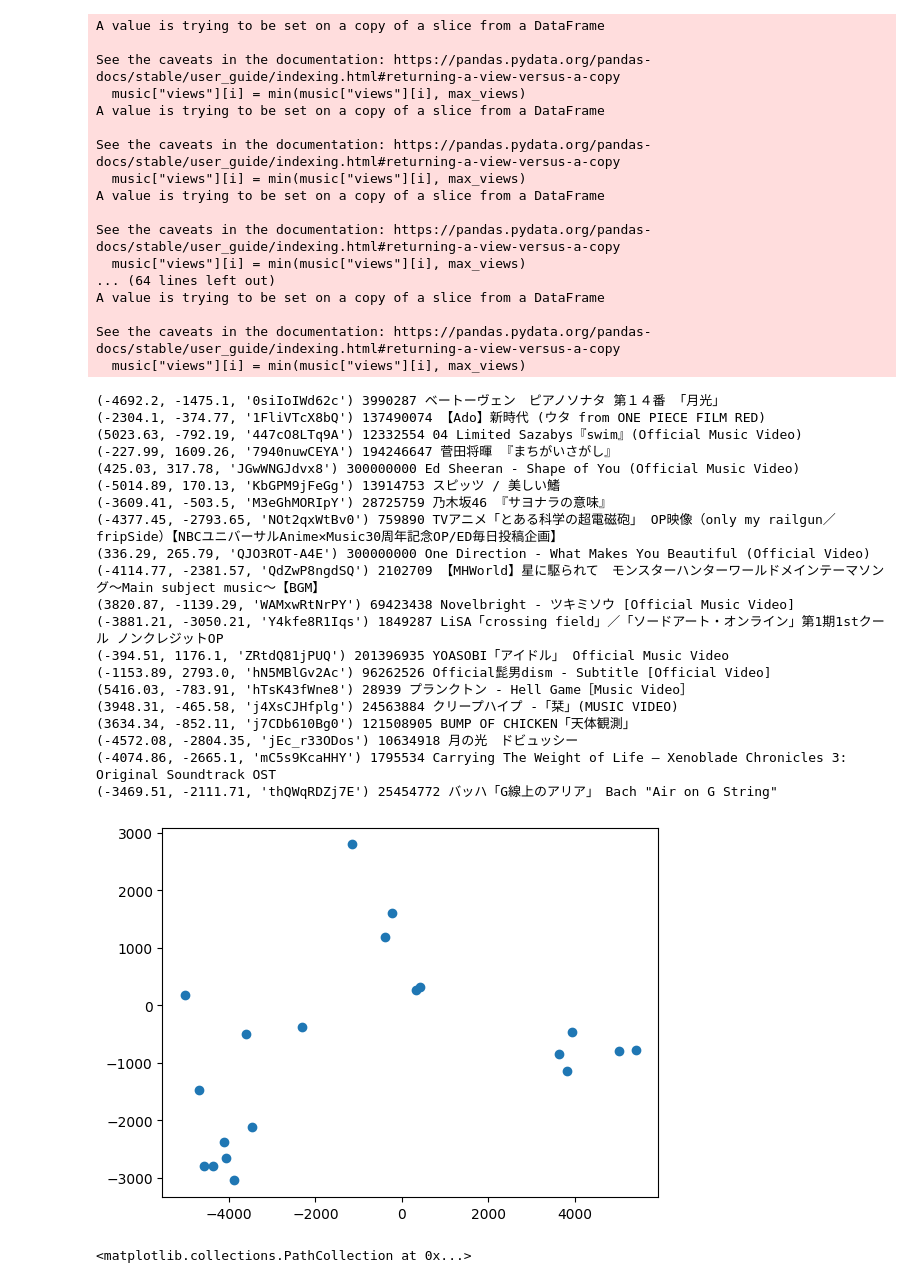
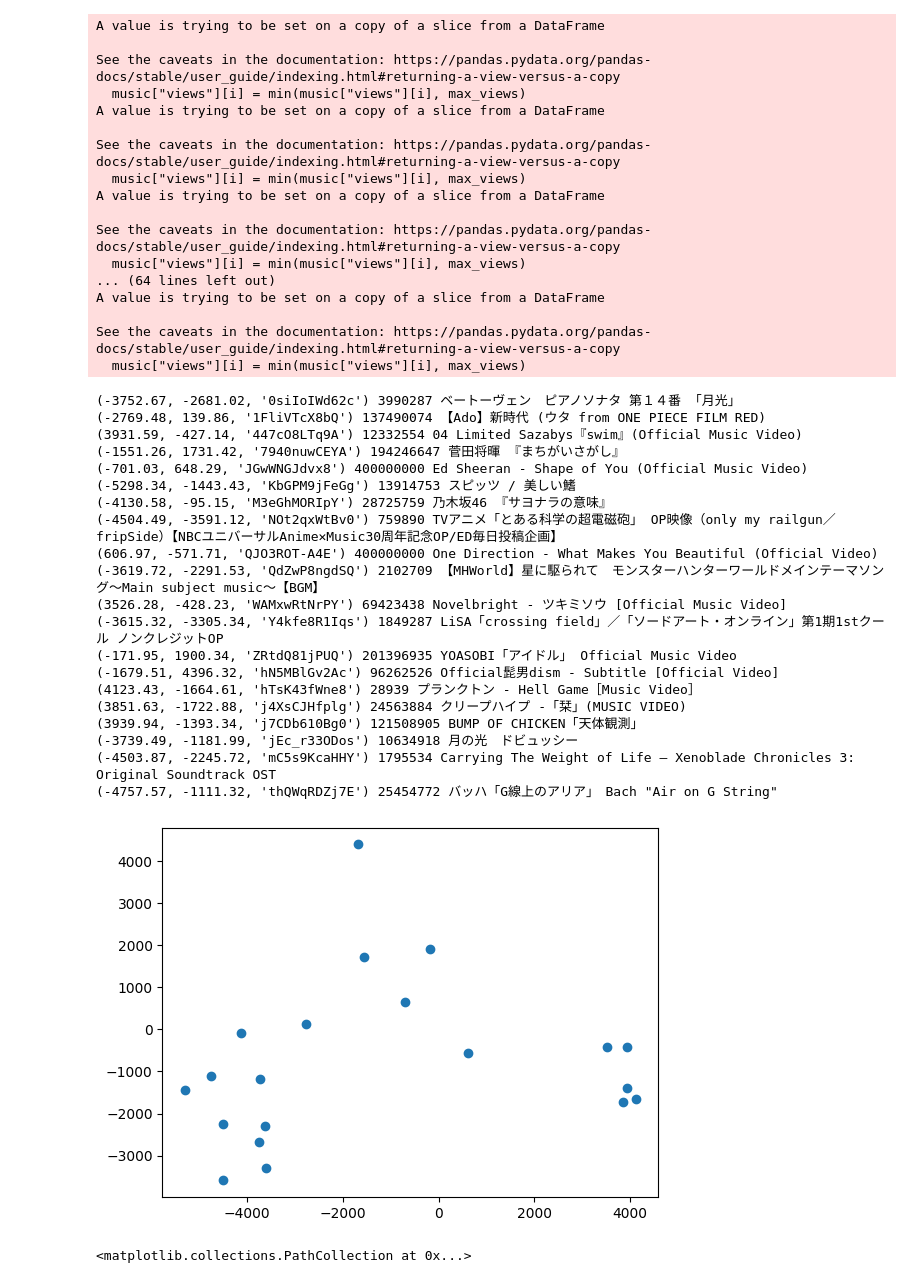
Before and after one commit to Practice-of-Information-Systems-2023/MusicExplorer, a Jupyter notebook: bat/src/MF.ipynb, the cells around one changed output. Drawn from its saved outputs; the diff is of its cells as text; code cells hidden in the pictures.

```diff
--- a/bat/src/MF.ipynb
+++ b/bat/src/MF.ipynb
@@ -5,6 +5,7 @@ import pandas as pd
 import numpy as np
 import matplotlib.pyplot as plt
 import time
+import math
 
 def init_db():
     conn = sqlite3.connect("../../api/db.sqlite3", isolation_level=None)
@@ -31,7 +32,7 @@ def set_position(data: list, c: sqlite3.Cursor) -> None:
         print("Failed to set position to database." + str(e))
     return
 
-def calc_position(rating_matrix: pd.DataFrame, music: pd.DataFrame, max_length: float = 5000, max_views: float = 300000000):
+def calc_position(rating_matrix: pd.DataFrame, music: pd.DataFrame, max_length: float = 5000, max_views: float = 400000000):
     np.random.seed(seed=32)
     _, H = MF.NonNegativeMatrixFactorization(rating_matrix)
     # centerize the position by median
@@ -43,66 +44,69 @@ def calc_position(rating_matrix: pd.DataFrame, music: pd.DataFrame, max_length:
         music["views"][i] = min(music["views"][i], max_views)
     # music["views"] = np.log(music["views"] + 1)
     for i in range(len(music)):
+        if H[0][i] == 0 and H[1][i] == 0:
+            H[0][i] = np.random.rand()
+            H[1][i] = np.random.rand()
         length = np.sqrt(H[0][i]**2 + H[1][i]**2)
         views = music["views"][i]
-        H[0][i] = (H[0][i] / length) + np.random.normal(0, 0.1)
-        H[1][i] = (H[1][i] / length) + np.random.normal(0, 0.1)
-        H[0][i] = H[0][i] * (1 - (views / music["views"].max()*1.1)) * max_length
-        H[1][i] = H[1][i] * (1 - (views / music["views"].max()*1.1)) * max_length
+        H[0][i] = (H[0][i] / length)
+        H[1][i] = (H[1][i] / length)
+        H[0][i] = H[0][i] * (1 - (views / (music["views"].max() + 100000))) * max_length + (np.random.randint(400,800) if np.random.rand() > 0.5 else np.random.randint(-800,-400))
+        H[1][i] = H[1][i] * (1 - (views / (music["views"].max() + 100000))) * max_length + (np.random.randint(400,800) if np.random.rand() > 0.5 else np.random.randint(-800,-400))
     # floor the position to 2 decimal places
     data = [(float(round(H[0][i], 2)), float(round(H[1][i], 2)),str(music["music_id"][i])) for i in range(len(music))]
     for i in range(len(music)):
         print(data[i], music["views"][i], music["title"][i])
     plt.scatter(H[0], H[1])
     return data, H
 
 
 if __name__ == "__main__":
         conn = sqlite3.connect("../../api/db.sqlite3", isolation_level=None)
         c = conn.cursor()
         music, user, ratings = get_data(c)
         rating_matrix = MF.df2sparse(ratings, user, music)
         data, H = calc_position(rating_matrix, music)
         set_position(data,  c)
 # %% [output]
 A value is trying to be set on a copy of a slice from a DataFrame
 
 See the caveats in the documentation: https://pandas.pydata.org/pandas-docs/stable/user_guide/indexing.html#returning-a-view-versus-a-copy
   music["views"][i] = min(music["views"][i], max_views)
 A value is trying to be set on a copy of a slice from a DataFrame
 
 See the caveats in the documentation: https://pandas.pydata.org/pandas-docs/stable/user_guide/indexing.html#returning-a-view-versus-a-copy
   music["views"][i] = min(music["views"][i], max_views)
 A value is trying to be set on a copy of a slice from a DataFrame
 
 See the caveats in the documentation: https://pandas.pydata.org/pandas-docs/stable/user_guide/indexing.html#returning-a-view-versus-a-copy
   music["views"][i] = min(music["views"][i], max_views)
 ... (64 lines left out)
 A value is trying to be set on a copy of a slice from a DataFrame
 
 See the caveats in the documentation: https://pandas.pydata.org/pandas-docs/stable/user_guide/indexing.html#returning-a-view-versus-a-copy
   music["views"][i] = min(music["views"][i], max_views)
-(-4692.2, -1475.1, '0siIoIWd62c') 3990287 ベートーヴェン　ピアノソナタ 第１４番 「月光」
-(-2304.1, -374.77, '1FliVTcX8bQ') 137490074 【Ado】新時代 (ウタ from ONE PIECE FILM RED)
-(5023.63, -792.19, '447cO8LTq9A') 12332554 04 Limited Sazabys『swim』(Official Music Video)
-(-227.99, 1609.26, '7940nuwCEYA') 194246647 菅田将暉 『まちがいさがし』
-(425.03, 317.78, 'JGwWNGJdvx8') 300000000 Ed Sheeran - Shape of You (Official Music Video)
-(-5014.89, 170.13, 'KbGPM9jFeGg') 13914753 スピッツ / 美しい鰭
-(-3609.41, -503.5, 'M3eGhMORIpY') 28725759 乃木坂46 『サヨナラの意味』
-(-4377.45, -2793.65, 'NOt2qxWtBv0') 759890 TVアニメ「とある科学の超電磁砲」 OP映像（only my railgun／ fripSide）【NBCユニバーサルAnime✕Music30周年記念OP/ED毎日投稿企画】
-(336.29, 265.79, 'QJO3ROT-A4E') 300000000 One Direction - What Makes You Beautiful (Official Video)
-(-4114.77, -2381.57, 'QdZwP8ngdSQ') 2102709 【MHWorld】星に駆られて　モンスターハンターワールドメインテーマソング～Main subject music～【BGM】
-(3820.87, -1139.29, 'WAMxwRtNrPY') 69423438 Novelbright - ツキミソウ [Official Music Video]
-(-3881.21, -3050.21, 'Y4kfe8R1Iqs') 1849287 LiSA「crossing field」／「ソードアート・オンライン」第1期1stクール ノンクレジットOP
-(-394.51, 1176.1, 'ZRtdQ81jPUQ') 201396935 YOASOBI「アイドル」 Official Music Video
-(-1153.89, 2793.0, 'hN5MBlGv2Ac') 96262526 Official髭男dism - Subtitle [Official Video]
-(5416.03, -783.91, 'hTsK43fWne8') 28939 プランクトン - Hell Game［Music Video］
-(3948.31, -465.58, 'j4XsCJHfplg') 24563884 クリープハイプ -「栞」(MUSIC VIDEO)
-(3634.34, -852.11, 'j7CDb610Bg0') 121508905 BUMP OF CHICKEN「天体観測」
-(-4572.08, -2804.35, 'jEc_r33ODos') 10634918 月の光　ドビュッシー
-(-4074.86, -2665.1, 'mC5s9KcaHHY') 1795534 Carrying The Weight of Life – Xenoblade Chronicles 3: Original Soundtrack OST
-(-3469.51, -2111.71, 'thQWqRDZj7E') 25454772 バッハ「G線上のアリア」　Bach "Air on G String"
+(-3752.67, -2681.02, '0siIoIWd62c') 3990287 ベートーヴェン　ピアノソナタ 第１４番 「月光」
+(-2769.48, 139.86, '1FliVTcX8bQ') 137490074 【Ado】新時代 (ウタ from ONE PIECE FILM RED)
+(3931.59, -427.14, '447cO8LTq9A') 12332554 04 Limited Sazabys『swim』(Official Music Video)
+(-1551.26, 1731.42, '7940nuwCEYA') 194246647 菅田将暉 『まちがいさがし』
+(-701.03, 648.29, 'JGwWNGJdvx8') 400000000 Ed Sheeran - Shape of You (Official Music Video)
+(-5298.34, -1443.43, 'KbGPM9jFeGg') 13914753 スピッツ / 美しい鰭
+(-4130.58, -95.15, 'M3eGhMORIpY') 28725759 乃木坂46 『サヨナラの意味』
+(-4504.49, -3591.12, 'NOt2qxWtBv0') 759890 TVアニメ「とある科学の超電磁砲」 OP映像（only my railgun／ fripSide）【NBCユニバーサルAnime✕Music30周年記念OP/ED毎日投稿企画】
+(606.97, -571.71, 'QJO3ROT-A4E') 400000000 One Direction - What Makes You Beautiful (Official Video)
+(-3619.72, -2291.53, 'QdZwP8ngdSQ') 2102709 【MHWorld】星に駆られて　モンスターハンターワールドメインテーマソング～Main subject music～【BGM】
+(3526.28, -428.23, 'WAMxwRtNrPY') 69423438 Novelbright - ツキミソウ [Official Music Video]
+(-3615.32, -3305.34, 'Y4kfe8R1Iqs') 1849287 LiSA「crossing field」／「ソードアート・オンライン」第1期1stクール ノンクレジットOP
+(-171.95, 1900.34, 'ZRtdQ81jPUQ') 201396935 YOASOBI「アイドル」 Official Music Video
+(-1679.51, 4396.32, 'hN5MBlGv2Ac') 96262526 Official髭男dism - Subtitle [Official Video]
+(4123.43, -1664.61, 'hTsK43fWne8') 28939 プランクトン - Hell Game［Music Video］
+(3851.63, -1722.88, 'j4XsCJHfplg') 24563884 クリープハイプ -「栞」(MUSIC VIDEO)
+(3939.94, -1393.34, 'j7CDb610Bg0') 121508905 BUMP OF CHICKEN「天体観測」
+(-3739.49, -1181.99, 'jEc_r33ODos') 10634918 月の光　ドビュッシー
+(-4503.87, -2245.72, 'mC5s9KcaHHY') 1795534 Carrying The Weight of Life – Xenoblade Chronicles 3: Original Soundtrack OST
+(-4757.57, -1111.32, 'thQWqRDZj7E') 25454772 バッハ「G線上のアリア」　Bach "Air on G String"
-[figure, old version]
+[figure, new version]
 # %%
 df_rating = pd.read_csv("../data/rating.csv", header=0)
 df_user = pd.read_csv("../data/user.csv", header=0)
```
Also changed, not shown: 1 other file.
